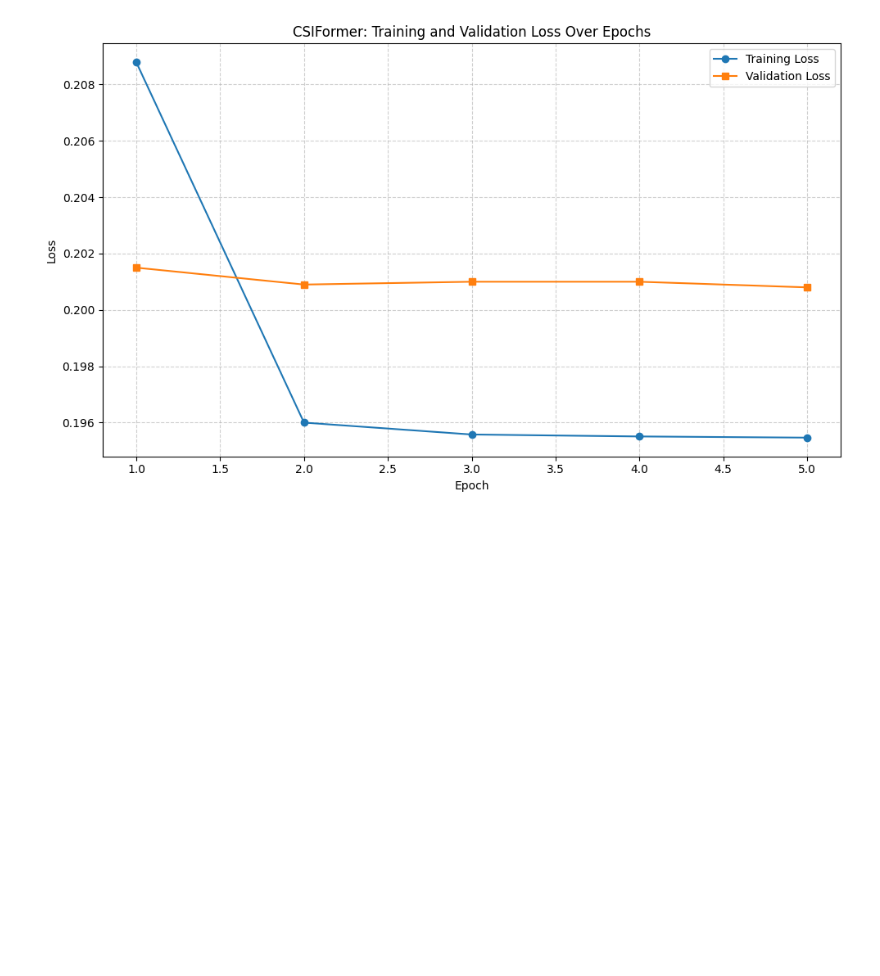
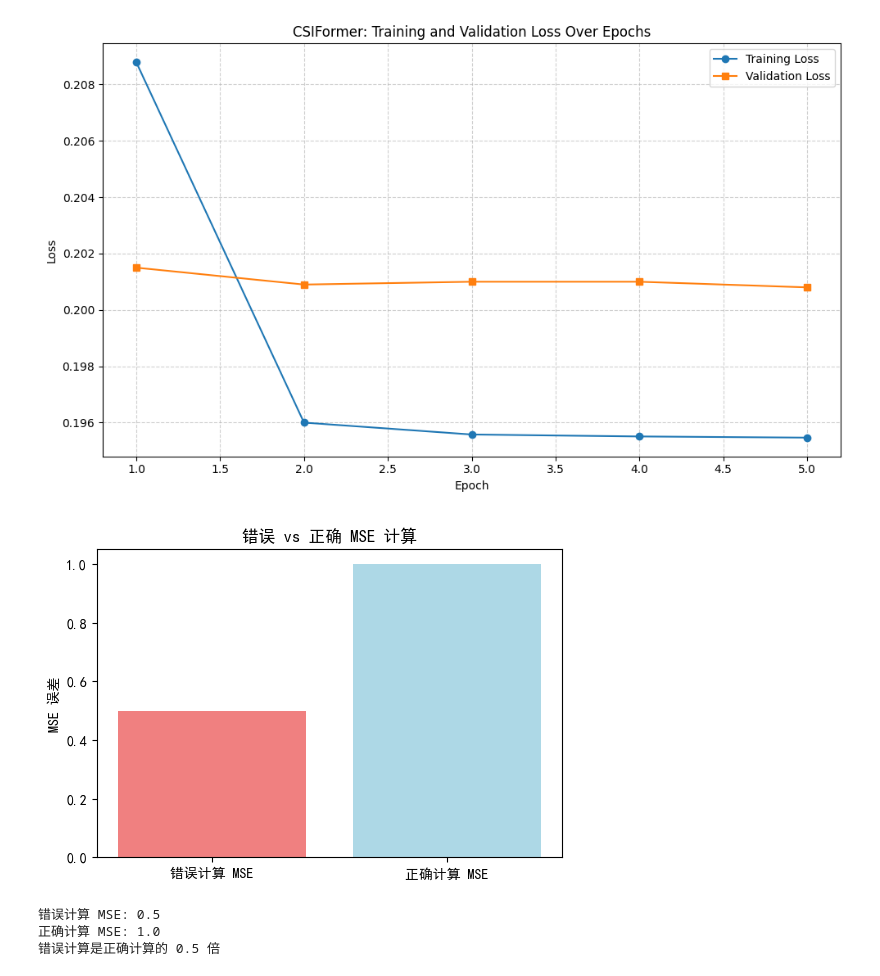
Before and after one commit to Landyaos/CSIFormer, a Jupyter notebook: test.ipynb, the cells around one changed output. Drawn from its saved outputs; the diff is of its cells as text; code cells hidden in the pictures; blank space fills up the shorter version.

```diff
--- a/test.ipynb
+++ b/test.ipynb
@@ -798,3 +798,61 @@ plt.tight_layout()
 plt.show()
 # %% [output]
 [figure]
+# %%
+# 使用 numpy 进行等效计算并可视化
+import numpy as np
+import matplotlib.pyplot as plt
+plt.rcParams['font.sans-serif'] = ['SimHei']  # 设置黑体
+plt.rcParams['axes.unicode_minus'] = False  # 解决负号显示问题
+# 生成示例复数数据
+A_complex = np.array([1+2j, 3+4j, 5+6j, 7+8j])
+B_complex = np.array([1+1j, 3+3j, 5+5j, 7+7j])
+
+# **错误方式**：直接将复数拆分成 (n_dim, 2) 形式计算 MSE
+A_split = np.stack([A_complex.real, A_complex.imag], axis=1)  # (n_dim, 2)
+B_split = np.stack([B_complex.real, B_complex.imag], axis=1)  # (n_dim, 2)
+
+mse_wrong = np.mean((A_split - B_split) ** 2)  # 直接计算，不考虑复数的模长
+
+# **正确方式**：计算模长后再计算 MSE
+mse_correct = np.mean(np.abs(A_complex - B_complex) ** 2)  # 使用模长计算
+
+# 绘制 MSE 计算误差的对比图，使用更柔和的颜色
+fig, ax = plt.subplots(figsize=(6, 4))
+
+labels = ['错误计算 MSE', '正确计算 MSE']
+mse_values = [mse_wrong, mse_correct]
+
+# 使用更柔和的颜色，如浅红色和浅蓝色
+colors = ['lightcoral', 'lightblue']
+
+ax.bar(labels, mse_values, color=colors)
+ax.set_ylabel("MSE 误差")
+ax.set_title("错误 vs 正确 MSE 计算")
+
+plt.show()
+# %% [output]
+[figure, added]
+# %%
+import numpy as np
+
+# 生成复数数据
+A_complex = np.array([1+2j, 3+4j, 5+6j, 7+8j])
+B_complex = np.array([1+1j, 3+3j, 5+5j, 7+7j])
+
+# **错误计算**（直接计算实部和虚部的 MSE）
+A_split = np.stack([A_complex.real, A_complex.imag], axis=1)  # (n_dim, 2)
+B_split = np.stack([B_complex.real, B_complex.imag], axis=1)  # (n_dim, 2)
+mse_wrong = np.mean((A_split - B_split) ** 2)
+
+# **正确计算**（使用复数模长）
+mse_correct = np.mean(np.abs(A_complex - B_complex) ** 2) # 这里除以 2
+
+# 打印结果
+print(f"错误计算 MSE: {mse_wrong}")
+print(f"正确计算 MSE: {mse_correct}")
+print(f"错误计算是正确计算的 {mse_wrong / mse_correct} 倍")  # 应该接近 2
+# %% [output]
+错误计算 MSE: 0.5
+正确计算 MSE: 1.0
+错误计算是正确计算的 0.5 倍
```
Also changed, not shown: 19 other files.
